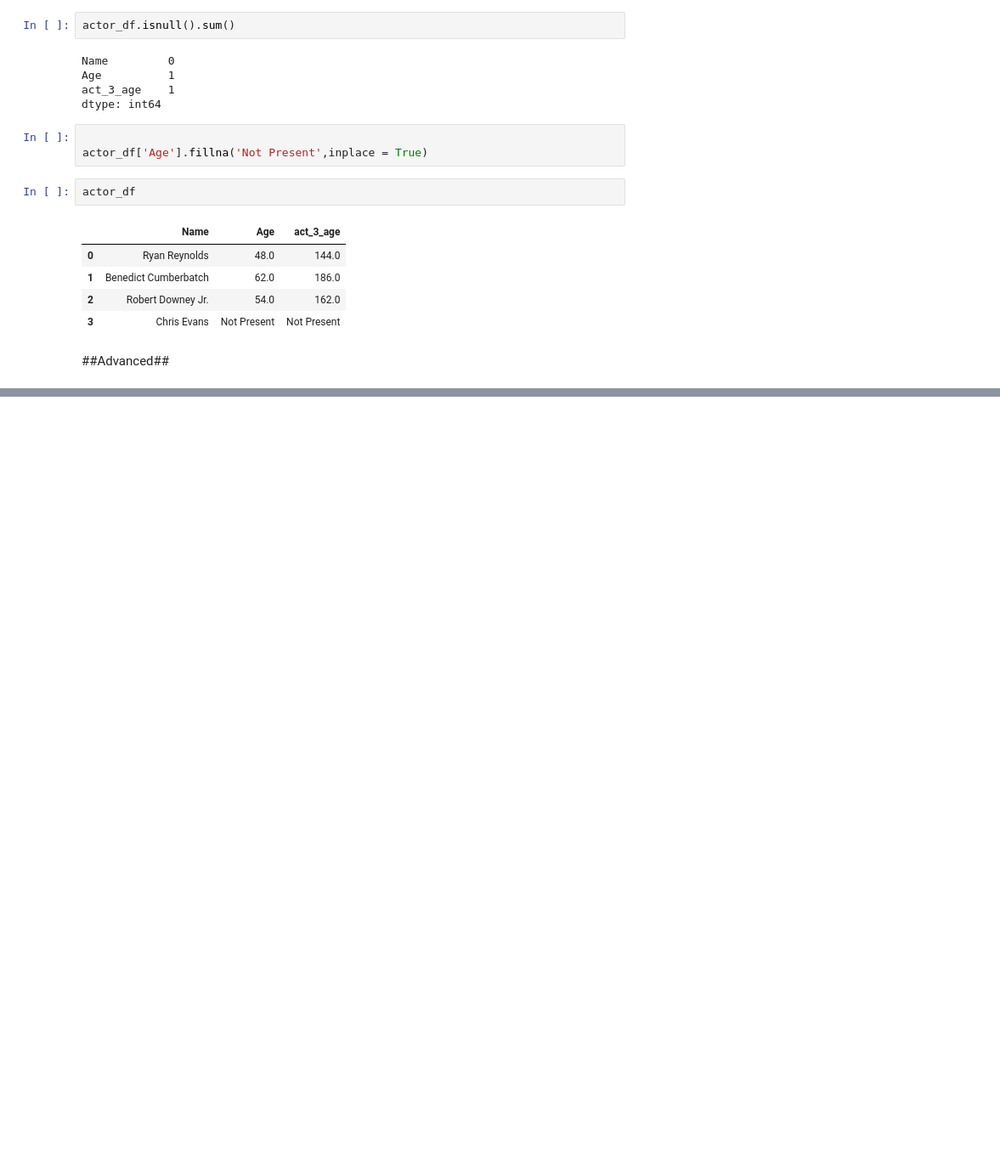
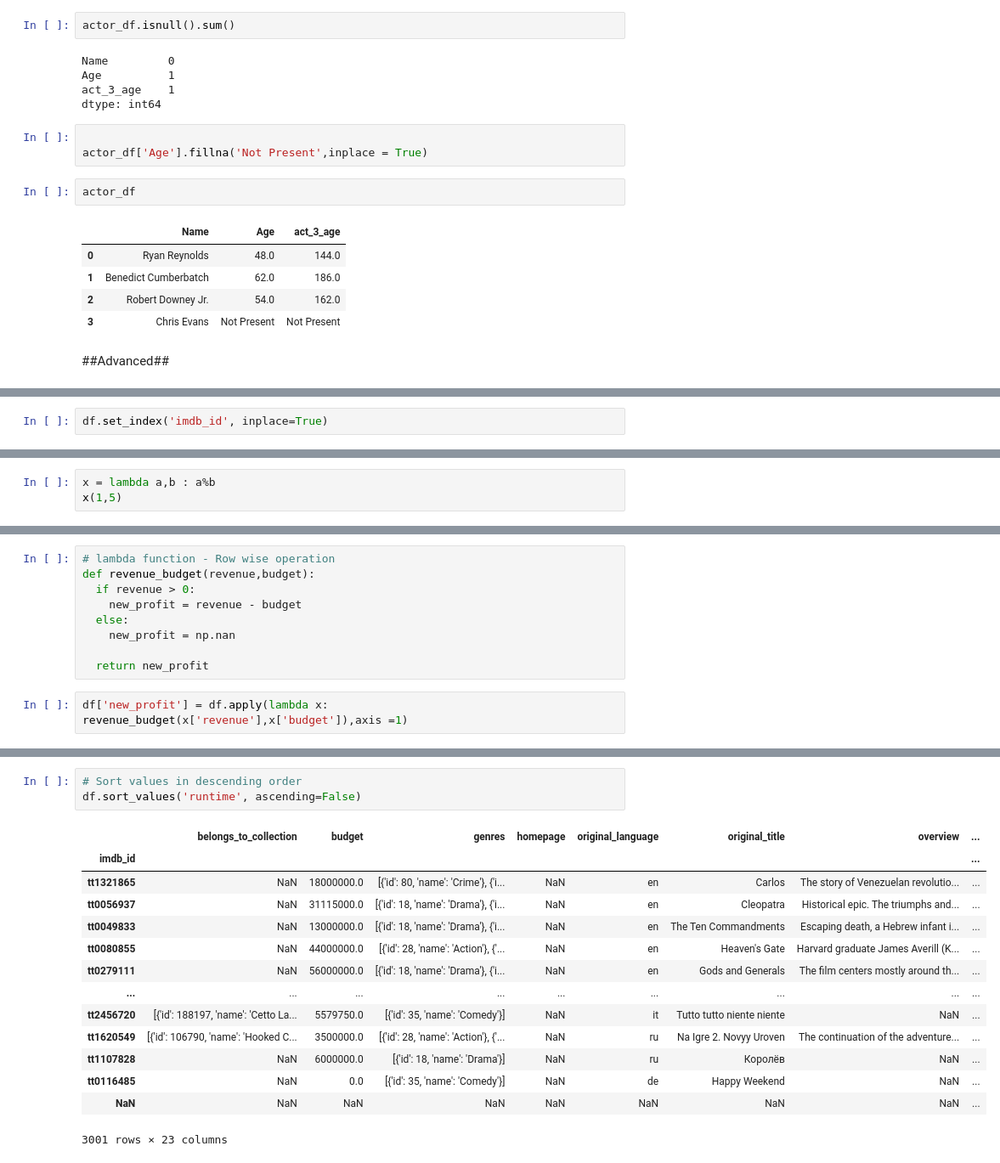
Before and after one commit to prajwal-mv/Python_Practice, a Jupyter notebook: Pandas.ipynb, the cells around one changed output, grey strips where cells are left out. Shown at 85% size. Drawn from its saved outputs; the diff is of its cells as text; blank space fills up the shorter version.

```diff
--- a/Pandas.ipynb
+++ b/Pandas.ipynb
@@ -150,0 +407,2 @@ actor_df
+# %%
+df.set_index('imdb_id', inplace=True)
@@ -150,0 +449,3 @@ actor_df
+# %%
+x = lambda a,b : a%b
+x(1,5)
@@ -150,0 +454,11 @@ actor_df
+# %%
+# lambda function - Row wise operation
+def revenue_budget(revenue,budget):
+  if revenue > 0:
+    new_profit = revenue - budget
+  else:
+    new_profit = np.nan
+
+  return new_profit
+# %%
+df['new_profit'] = df.apply(lambda x: revenue_budget(x['revenue'],x['budget']),axis =1)
@@ -150,0 +476,18 @@ actor_df
+# %%
+# Sort values in descending order
+df.sort_values('runtime', ascending=False)
+# %% [output]
+|  | belongs_to_collection | budget | genres | homepage | original_language | original_title | overview | ... |
+| imdb_id |  |  |  |  |  |  |  | ... |
+| tt1321865 | NaN | 18000000.0 | [{'id': 80, 'name': 'Crime'}, {'i... | NaN | en | Carlos | The story of Venezuelan revolutio... | ... |
+| tt0056937 | NaN | 31115000.0 | [{'id': 18, 'name': 'Drama'}, {'i... | NaN | en | Cleopatra | Historical epic. The triumphs and... | ... |
+| tt0049833 | NaN | 13000000.0 | [{'id': 18, 'name': 'Drama'}, {'i... | NaN | en | The Ten Commandments | Escaping death, a Hebrew infant i... | ... |
+| tt0080855 | NaN | 44000000.0 | [{'id': 28, 'name': 'Action'}, {'... | NaN | en | Heaven's Gate | Harvard graduate James Averill (K... | ... |
+| tt0279111 | NaN | 56000000.0 | [{'id': 18, 'name': 'Drama'}, {'i... | NaN | en | Gods and Generals | The film centers mostly around th... | ... |
+| ... | ... | ... | ... | ... | ... | ... | ... | ... |
+| tt2456720 | [{'id': 188197, 'name': 'Cetto La... | 5579750.0 | [{'id': 35, 'name': 'Comedy'}] | NaN | it | Tutto tutto niente niente | NaN | ... |
+| tt1620549 | [{'id': 106790, 'name': 'Hooked C... | 3500000.0 | [{'id': 28, 'name': 'Action'}, {'... | NaN | ru | Na Igre 2. Novyy Uroven | The continuation of the adventure... | ... |
+| tt1107828 | NaN | 6000000.0 | [{'id': 18, 'name': 'Drama'}] | NaN | ru | Королёв | NaN | ... |
+| tt0116485 | NaN | 0.0 | [{'id': 35, 'name': 'Comedy'}] | NaN | de | Happy Weekend | NaN | ... |
+| NaN | NaN | NaN | NaN | NaN | NaN | NaN | NaN | ... |
+3001 rows × 23 columns
```
Also changed, not shown: parts of 44 cells of this notebook.
